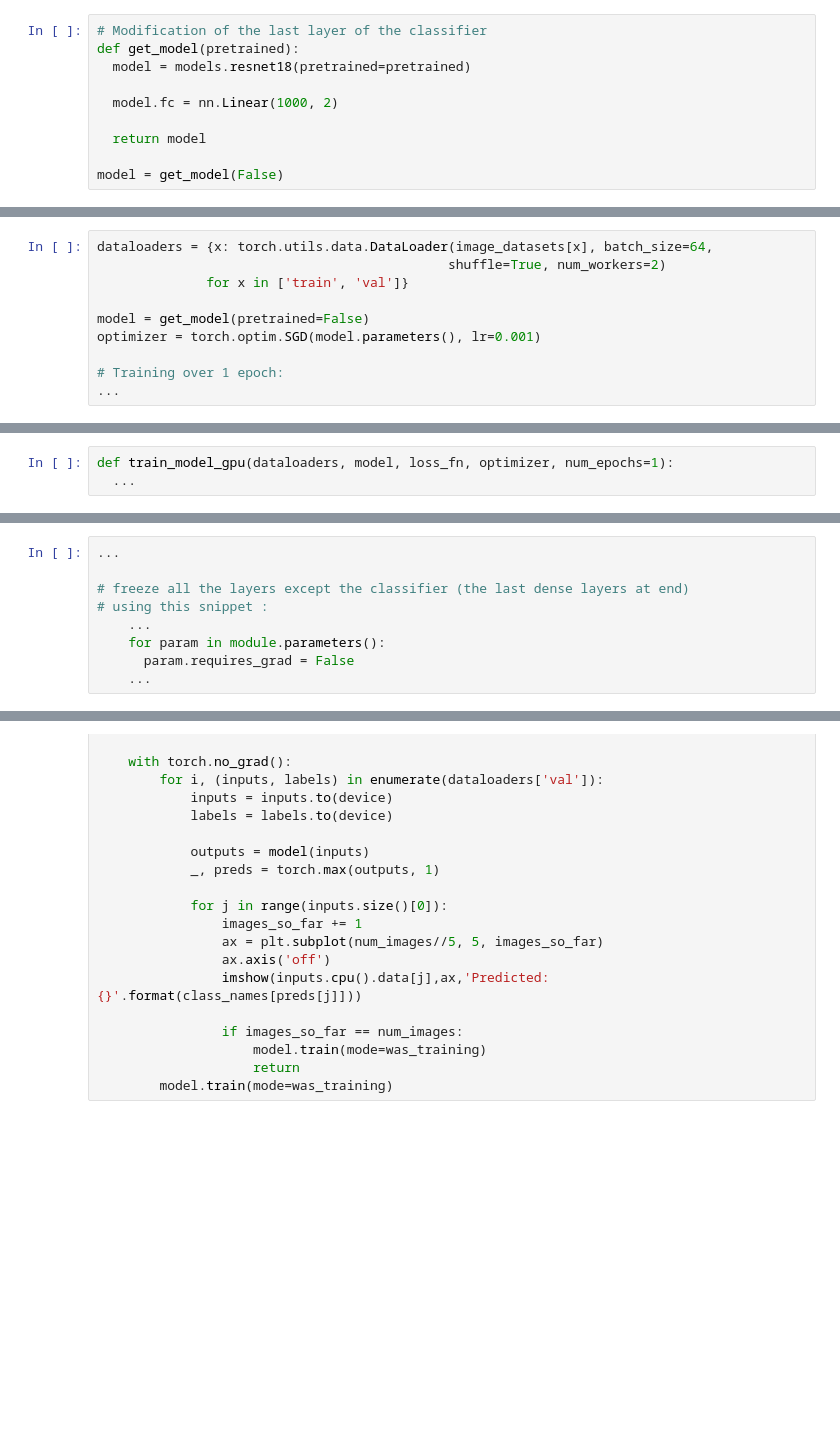
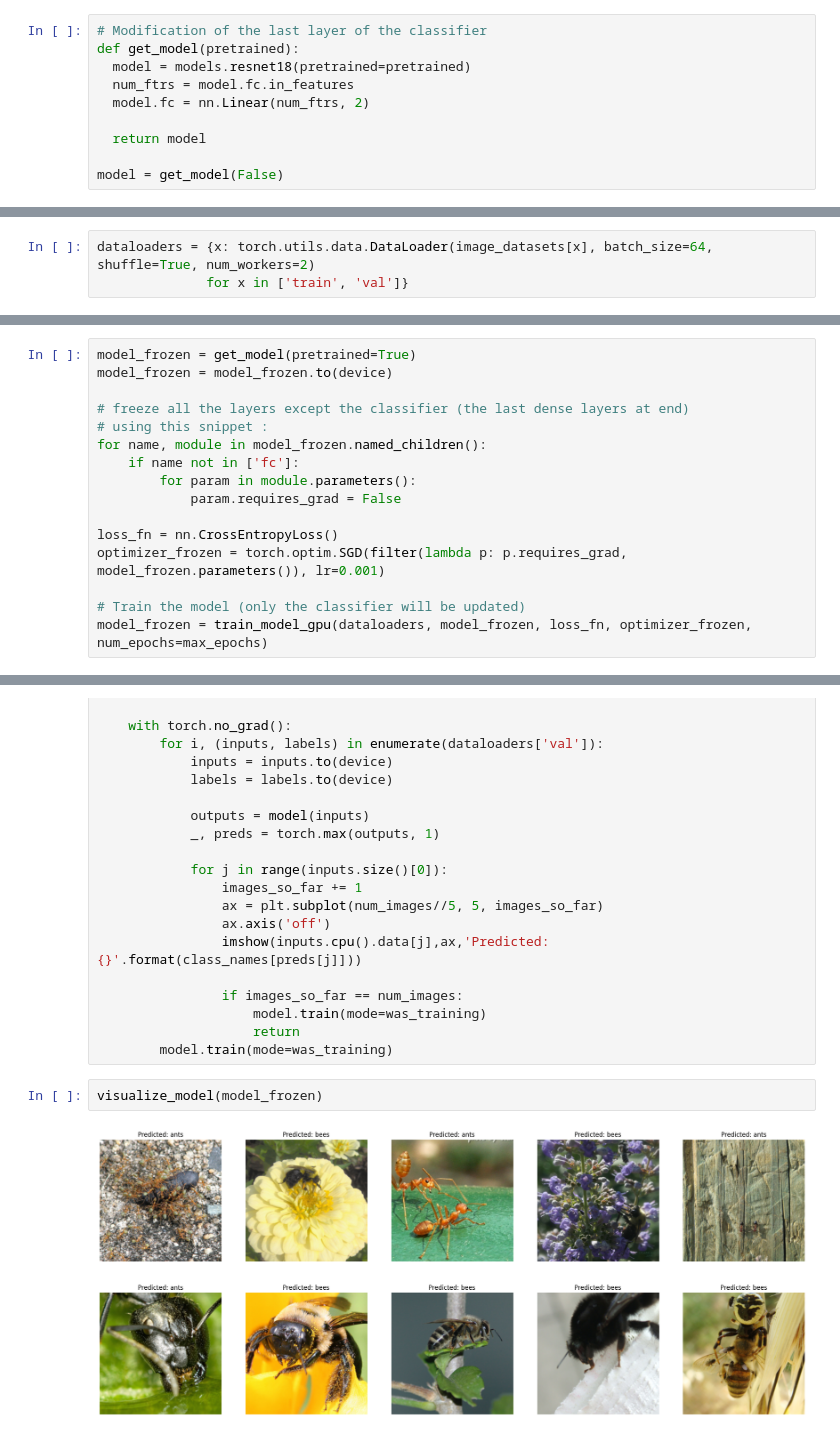
Before and after one commit to 0Yassine0/ML_S5_etudiants, a Jupyter notebook: practicals/P3/P3_instructions.ipynb, the cells around one changed output, grey strips where cells are left out. Saved outputs shown, nothing was run; the diff lists cells and outputs as text; blank space fills up the shorter version.

```diff
--- a/practicals/P3/P3_instructions.ipynb
+++ b/practicals/P3/P3_instructions.ipynb
@@ -551,8 +506,8 @@ Linear(in_features=512, out_features=1000, bias=True)
 # Modification of the last layer of the classifier
 def get_model(pretrained):
   model = models.resnet18(pretrained=pretrained)
-
-  model.fc = nn.Linear(1000, 2)
+  num_ftrs = model.fc.in_features
+  model.fc = nn.Linear(num_ftrs, 2)
 
   return model
 
@@ -605,12 +560,5 @@ def train_model(dataloaders, model, loss_fn, optimizer, num_epochs=1):
 # %% [markdown]
 **Exercise 7:** With the *train_model* function, train the ResNet over one epoch with mini-batches of 64 images.
 # %%
-dataloaders = {x: torch.utils.data.DataLoader(image_datasets[x], batch_size=64,
-                                             shuffle=True, num_workers=2)
+dataloaders = {x: torch.utils.data.DataLoader(image_datasets[x], batch_size=64, shuffle=True, num_workers=2)
               for x in ['train', 'val']}
-
-model = get_model(pretrained=False)
-optimizer = torch.optim.SGD(model.parameters(), lr=0.001)
-
-# Training over 1 epoch:
-...
@@ -642,6 +629,3 @@ print('Back to CPU:\n',x)
 - Complete the fonction *train_model_gpu* to train the model on GPU.
 - Compare the CPU and GPU training times.
 - What are the validation scores after 20 epochs on GPUs ?
-# %%
-def train_model_gpu(dataloaders, model, loss_fn, optimizer, num_epochs=1):
-  ...
@@ -672,11 +754,18 @@ The fine-tuning approach has many variations that fit into the broader framework
 **Exercise 10:** Instead of retraining all the weights, you can simply use the weights of the classifier. This is referred to as *freezing* the other weights during retraining. \\
 Implement this approach and compare it with the previous ones.
 # %%
-...
+model_frozen = get_model(pretrained=True)
+model_frozen = model_frozen.to(device)
 
 # freeze all the layers except the classifier (the last dense layers at end)
 # using this snippet :
-    ...
-    for param in module.parameters():
-      param.requires_grad = False
-    ...
+for name, module in model_frozen.named_children():
+    if name not in ['fc']:
+        for param in module.parameters():
+            param.requires_grad = False
+
+loss_fn = nn.CrossEntropyLoss()
+optimizer_frozen = torch.optim.SGD(filter(lambda p: p.requires_grad, model_frozen.parameters()), lr=0.001)
+
+# Train the model (only the classifier will be updated)
+model_frozen = train_model_gpu(dataloaders, model_frozen, loss_fn, optimizer_frozen, num_epochs=max_epochs)
@@ -707,3 +814,7 @@ def visualize_model(model, num_images=10):
                     model.train(mode=was_training)
                     return
         model.train(mode=was_training)
+# %%
+visualize_model(model_frozen)
+# %% [output]
+[figure, added]
```
Also changed, not shown: parts of 19 cells of this notebook.
